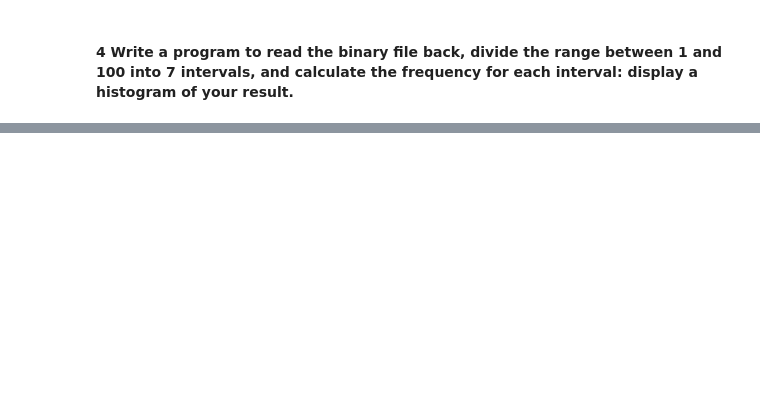
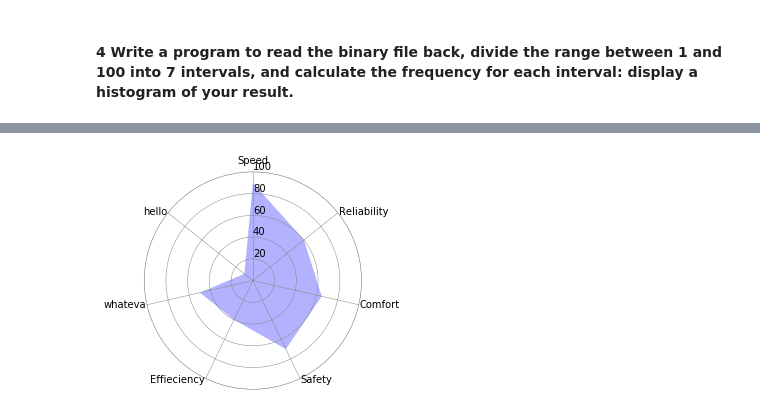
Before and after one commit to jesuszarate/VisForScientificData, a Jupyter notebook: Assignment1/Assignment1.ipynb, the cells around one changed output, grey strips where cells are left out. Saved outputs shown, nothing was run; the diff lists cells and outputs as text; code cells hidden in the pictures; blank space fills up the shorter version.

```diff
--- a/Assignment1/Assignment1.ipynb
+++ b/Assignment1/Assignment1.ipynb
@@ -53,0 +139,68 @@ plt.show()
+# %%
+from math import pi
+
+# Set data
+cat = ['Speed', 'Reliability', 'Comfort', 'Safety', 'Effieciency', 'whateva', 'hello']
+values = [90, 60, 65, 70, 40, 50, 10]
+
+N = len(cat)
+
+x_as = [n / float(N) * 2 * pi for n in range(N)]
+
+# Because our chart will be circular we need to append a copy of the first
+# value of each list at the end of each list with data
+values += values[:1]
+x_as += x_as[:1]
+
+
+# Set color of axes
+plt.rc('axes', linewidth=0.5, edgecolor="#888888")
+
+# Create polar plot
+ax = plt.subplot(111, polar=True)
+
+# Set clockwise rotation. That is:
+ax.set_theta_offset(pi / 2)
+ax.set_theta_direction(-1)
+
+# Set position of y-labels
+ax.set_rlabel_position(0)
+
+# Set color and linestyle of grid
+ax.xaxis.grid(True, color="#888888", linestyle='solid', linewidth=0.5)
+ax.yaxis.grid(True, color="#888888", linestyle='solid', linewidth=0.5)
+
+# Set number of radial axes and remove labels
+plt.xticks(x_as[:-1], [])
+
+# Set yticks
+plt.yticks([20, 40, 60, 80, 100], ["20", "40", "60", "80", "100"])
+
+# Plot data
+ax.plot(x_as, values, linewidth=0, linestyle='solid', zorder=3)
+
+# Fill area
+ax.fill(x_as, values, 'b', alpha=0.3)
+
+# Set axes limits
+plt.ylim(0, 100)
+
+# Draw ytick labels to make sure they fit properly
+for i in range(N):
+    angle_rad = i / float(N) * 2 * pi
+    if angle_rad == 0:
+        ha, distance_ax = "center", 10
+    elif 0 < angle_rad < pi:
+        ha, distance_ax = "left", 1
+    elif angle_rad == pi:
+        ha, distance_ax = "center", 1
+    else:
+        ha, distance_ax = "right", 1
+
+    ax.text(angle_rad, 100 + distance_ax, cat[i], size=10, horizontalalignment=ha, verticalalignment="center")
+
+
+# Show polar plot
+plt.show()
+# %% [output]
+[figure, added]
```
Also changed, not shown: parts of 16 cells of this notebook.
